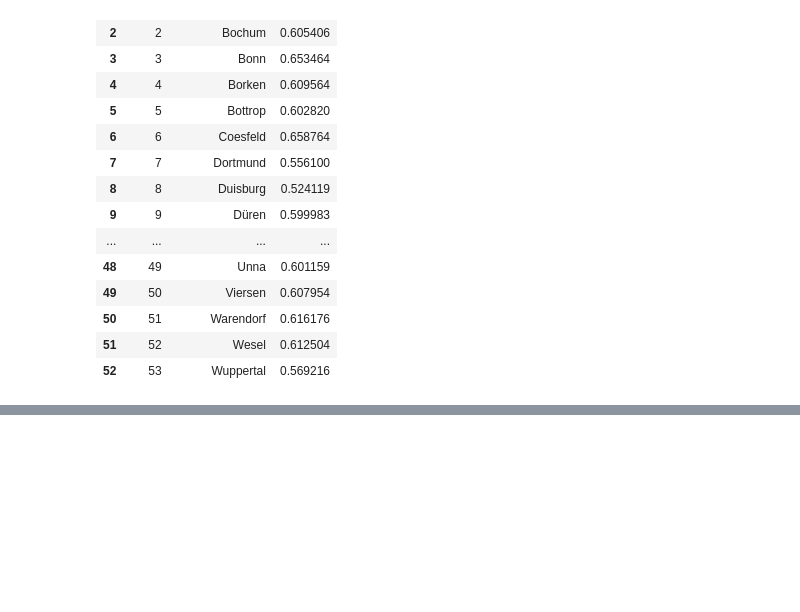
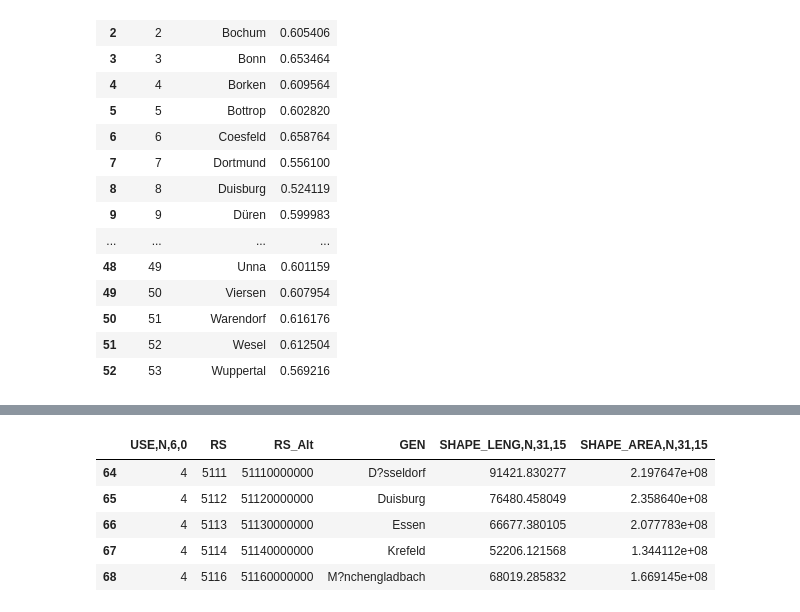
Before and after one commit to xlko/WahlbeteiligungNRW, a Jupyter notebook: WahlbeteiligungNRW.ipynb, the cells around one changed output, grey strips where cells are left out. Saved outputs shown, nothing was run; the diff lists cells and outputs as text; code cells hidden in the pictures; blank space fills up the shorter version.

```diff
--- a/WahlbeteiligungNRW.ipynb
+++ b/WahlbeteiligungNRW.ipynb
@@ -355,0 +371,10 @@ urllib.quote(u'M\xe4rkischer Kreis'.encode('utf8'))
+# %%
+ags.head()
+## Die letzen beiden und die erste Variabel im Datensatz werden nicht benötigt
+# %% [output]
+|  | USE,N,6,0 | RS | RS_Alt | GEN | SHAPE_LENG,N,31,15 | SHAPE_AREA,N,31,15 |
+| 64 | 4 | 5111 | 51110000000 | D?sseldorf | 91421.830277 | 2.197647e+08 |
+| 65 | 4 | 5112 | 51120000000 | Duisburg | 76480.458049 | 2.358640e+08 |
+| 66 | 4 | 5113 | 51130000000 | Essen | 66677.380105 | 2.077783e+08 |
+| 67 | 4 | 5114 | 51140000000 | Krefeld | 52206.121568 | 1.344112e+08 |
+| 68 | 4 | 5116 | 51160000000 | M?nchengladbach | 68019.285832 | 1.669145e+08 |
```
Also changed, not shown: parts of 19 cells of this notebook, 1 other file.
